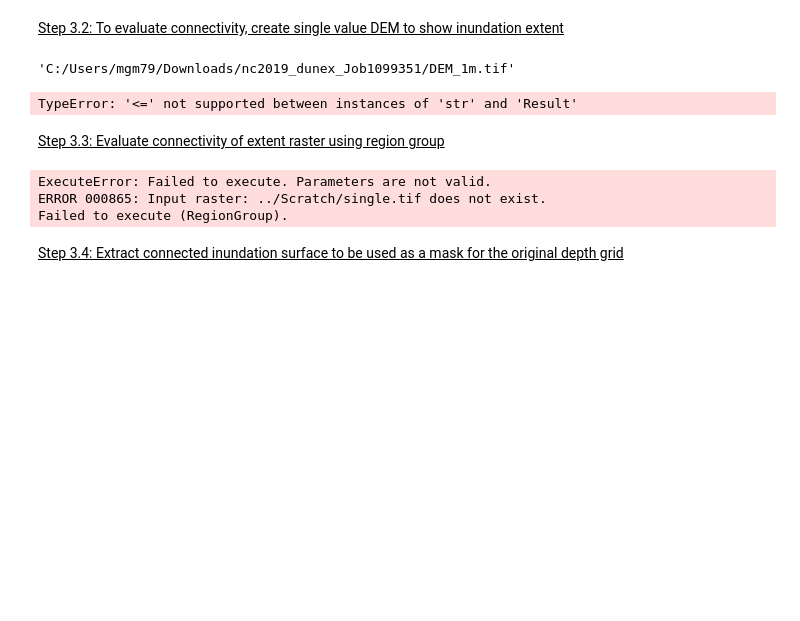
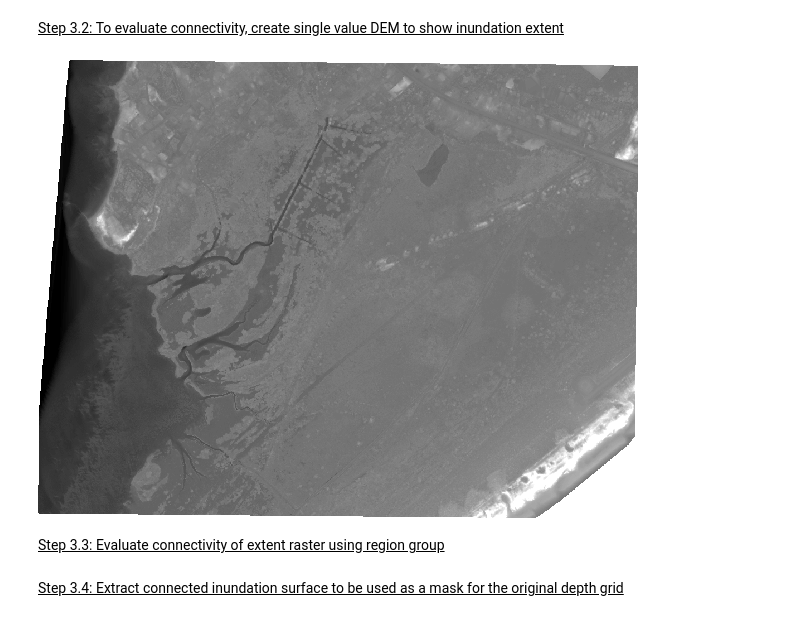
Before and after one commit to megmanning1/ResilienceHubTool, a Jupyter notebook: FinalProject.ipynb, the cells around one changed output. Saved outputs shown, nothing was run; the diff lists cells and outputs as text; code cells hidden in the pictures; blank space fills up the shorter version.

```diff
--- a/FinalProject.ipynb
+++ b/FinalProject.ipynb
@@ -130,27 +126,19 @@ with rasterio.open(ground_DEM) as src:
-# %%
-# HOW DO I LOAD THESE RASTERS SO THAT THEY'RE RASTERS...
-ground_DEM
-#print(type(surface_raster))
-# %% [output]
-'C:/Users/mgm79/Downloads/nc2019_dunex_Job1099351/DEM_1m.tif'
+# %%
+# Load ground DEM as Raster
+input_con = Raster(ground_DEM)
+# %% [output]
+[figure, added]
 # %%
 # Raster Calculator -
-single = Con(ground_DEM <= surface_raster, 1)
+single = Con(input_con <= surface_raster, 1)
 single.save("../Scratch/single.tif")
-# %% [output]
-TypeError: '<=' not supported between instances of 'str' and 'Result'
 # %% [markdown]
 <u> Step 3.3: Evaluate connectivity of extent raster using region group  </u>
 # %%
 # Region Group
-clumped = "../Scratch/clumped.tif"
-Region_Group = clumped
+Region_Group_output = "../Scratch/clumped.tif"
 clumped = arcpy.sa.RegionGroup(single, "EIGHT", "WITHIN", "NO_LINK", None)
-clumped.save(Region_Group)
+clumped.save(Region_Group_output)
-# %% [output]
-ExecuteError: Failed to execute. Parameters are not valid.
-ERROR 000865: Input raster: ../Scratch/single.tif does not exist.
-Failed to execute (RegionGroup).
 # %% [markdown]
 <u> Step 3.4: Extract connected inundation surface to be used as a mask for the original depth grid  </u>
 # %%
```
Also changed, not shown: parts of 21 cells of this notebook.
